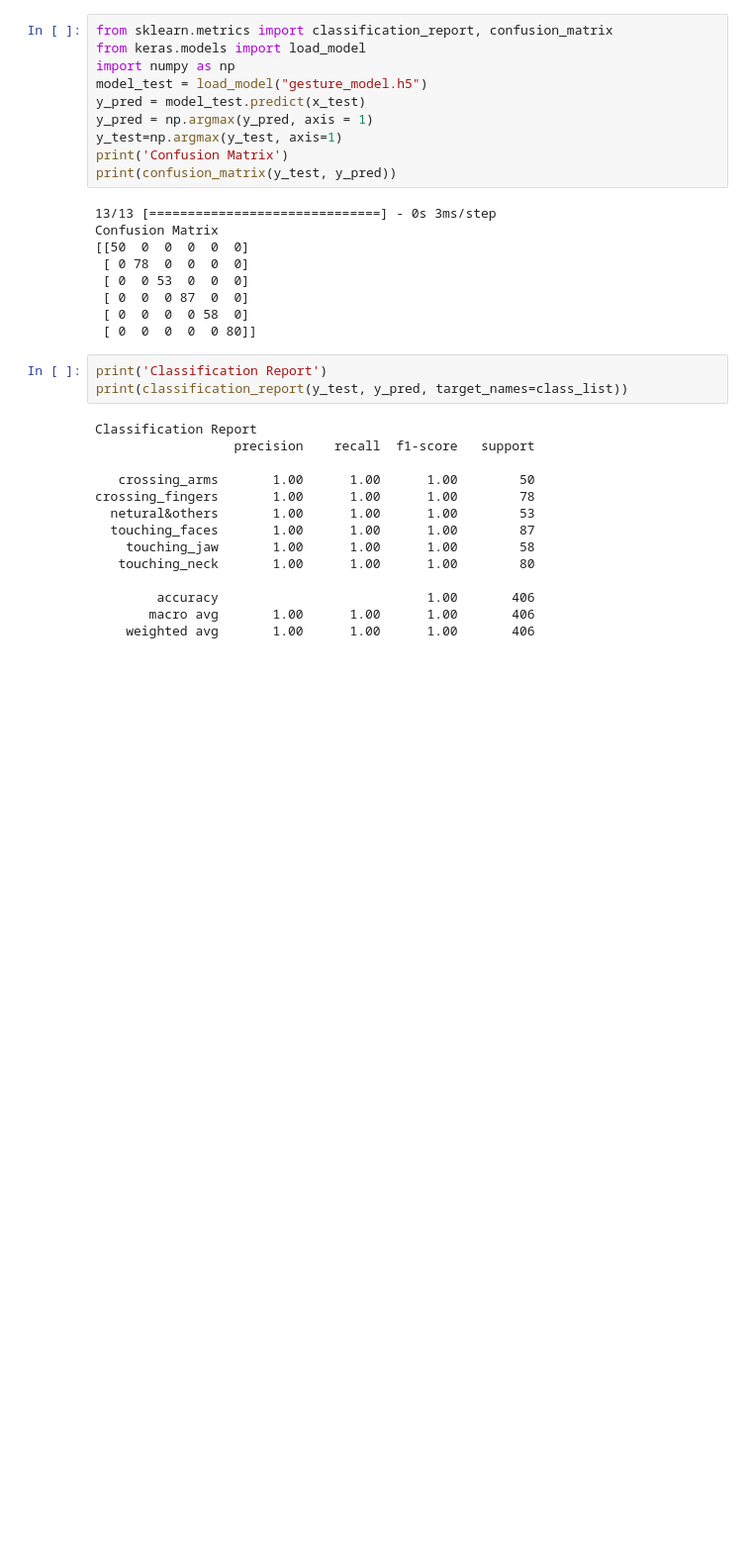
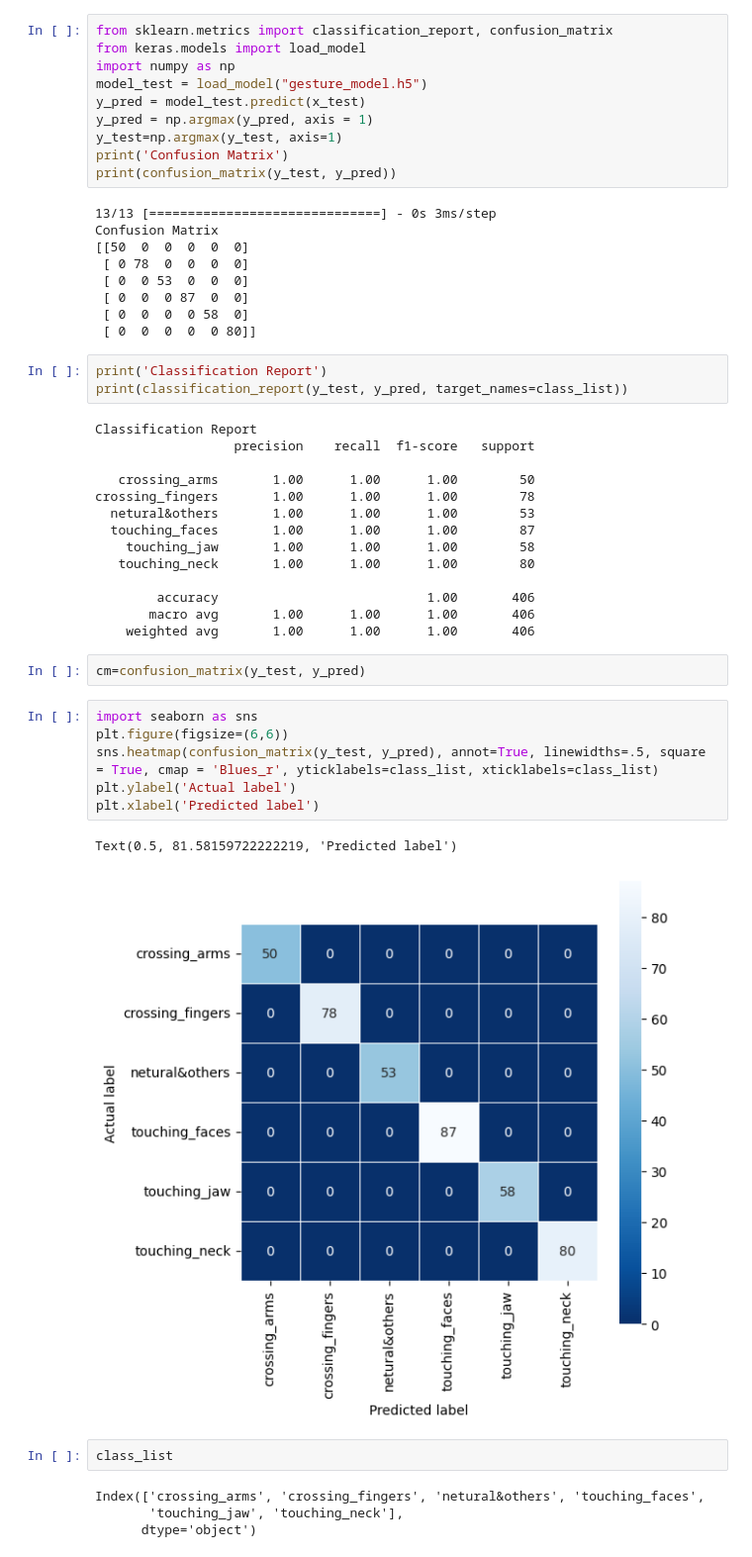
Before and after one commit to Tommysch629/chshish2_23CS095_Stress-Detection, a Jupyter notebook: gesture_model.ipynb, the cells around one changed output. Shown: that part at 99% size. Saved outputs shown, nothing was run; the diff lists cells and outputs as text; blank space fills up the shorter version.

```diff
--- a/gesture_model.ipynb
+++ b/gesture_model.ipynb
@@ -106,3 +109,20 @@ crossing_fingers       1.00      1.00      1.00        78
         accuracy                           1.00       406
        macro avg       1.00      1.00      1.00       406
     weighted avg       1.00      1.00      1.00       406
+# %%
+cm=confusion_matrix(y_test, y_pred)
+# %%
+import seaborn as sns
+plt.figure(figsize=(6,6))
+sns.heatmap(confusion_matrix(y_test, y_pred), annot=True, linewidths=.5, square = True, cmap = 'Blues_r', yticklabels=class_list, xticklabels=class_list)
+plt.ylabel('Actual label')
+plt.xlabel('Predicted label')
+# %% [output]
+Text(0.5, 81.58159722222219, 'Predicted label')
+[figure, added]
+# %%
+class_list
+# %% [output]
+Index(['crossing_arms', 'crossing_fingers', 'netural&others', 'touching_faces',
+       'touching_jaw', 'touching_neck'],
+      dtype='object')
```
Also changed, not shown: parts of 6 cells of this notebook, 3 other files.
